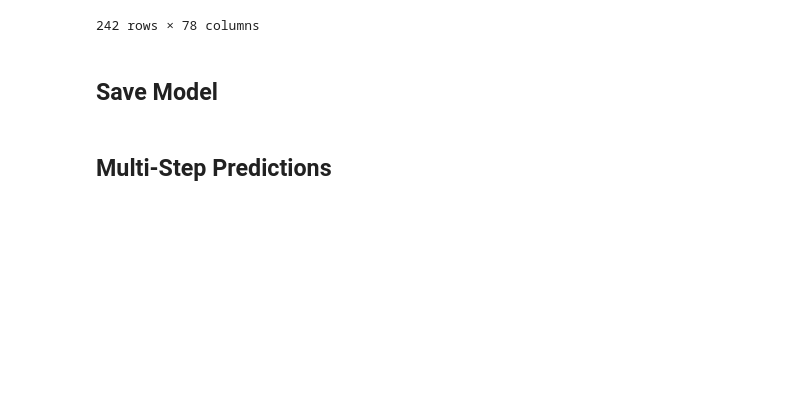
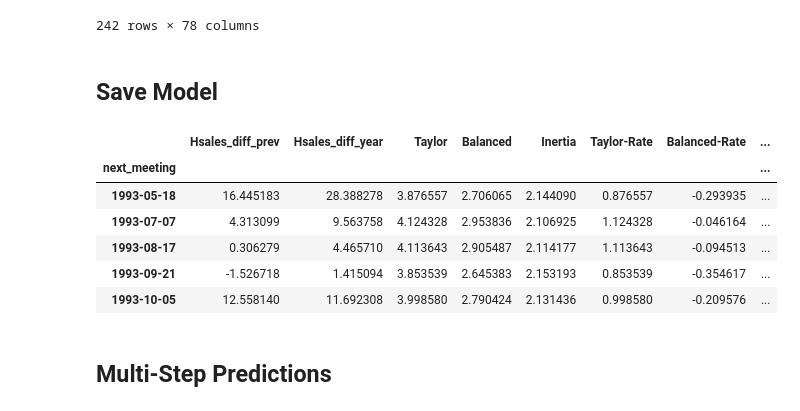
Before and after one commit to alenak2/fed_funds_rate, a Jupyter notebook: src/AK6_Fed_Funds_Model-Copy1.ipynb, the cells around one changed output. Cells and saved outputs as stored; diff of their text form; code cells hidden in the pictures; blank space fills up the shorter version.

```diff
--- a/src/AK6_Fed_Funds_Model-Copy1.ipynb
+++ b/src/AK6_Fed_Funds_Model-Copy1.ipynb
@@ -450,6 +510,16 @@ display(data)
 # %%
 # save the model to disk
 pickle.dump(rf_model, open('../data/final_fed_model', 'wb'))
+# %%
+data.iloc[:, -13:].head()
+# %% [output]
+|  | Hsales_diff_prev | Hsales_diff_year | Taylor | Balanced | Inertia | Taylor-Rate | Balanced-Rate | ... |
+| next_meeting |  |  |  |  |  |  |  | ... |
+| 1993-05-18 | 16.445183 | 28.388278 | 3.876557 | 2.706065 | 2.144090 | 0.876557 | -0.293935 | ... |
+| 1993-07-07 | 4.313099 | 9.563758 | 4.124328 | 2.953836 | 2.106925 | 1.124328 | -0.046164 | ... |
+| 1993-08-17 | 0.306279 | 4.465710 | 4.113643 | 2.905487 | 2.114177 | 1.113643 | -0.094513 | ... |
+| 1993-09-21 | -1.526718 | 1.415094 | 3.853539 | 2.645383 | 2.153193 | 0.853539 | -0.354617 | ... |
+| 1993-10-05 | 12.558140 | 11.692308 | 3.998580 | 2.790424 | 2.131436 | 0.998580 | -0.209576 | ... |
 # %% [markdown]
 ## Multi-Step Predictions
 # %%
```
Also changed, not shown: parts of 24 cells of this notebook, 3 other files.
